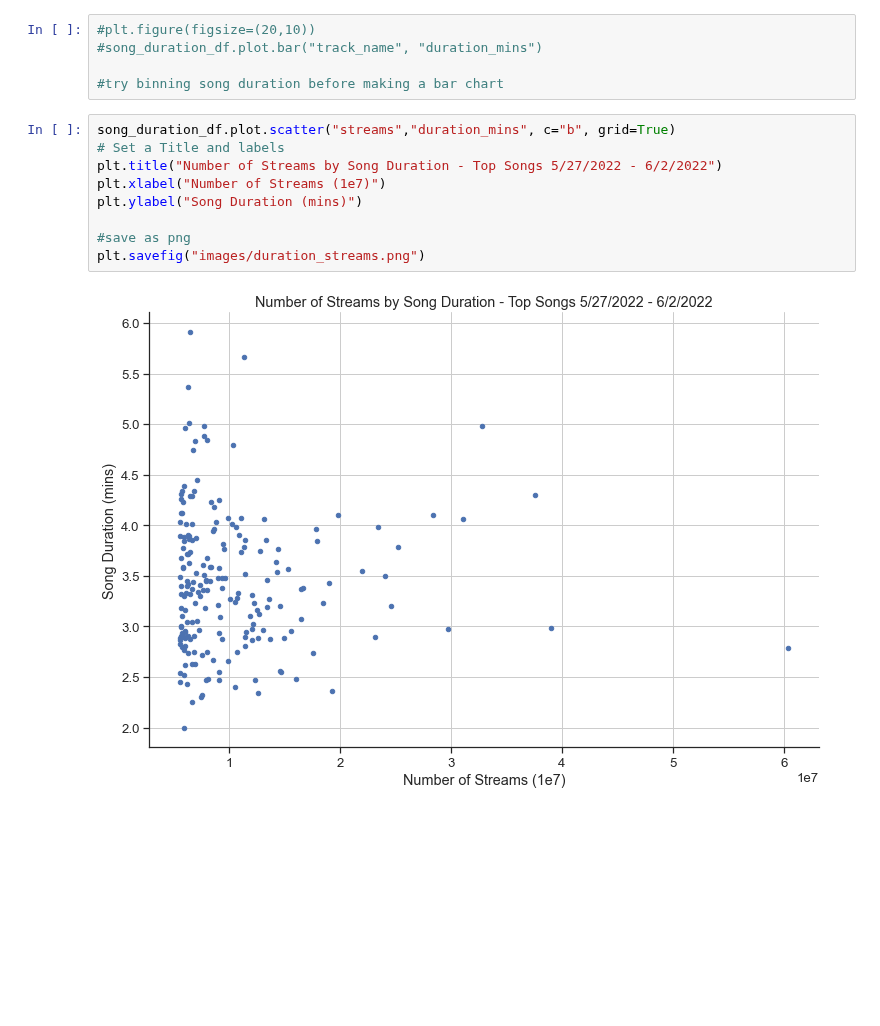
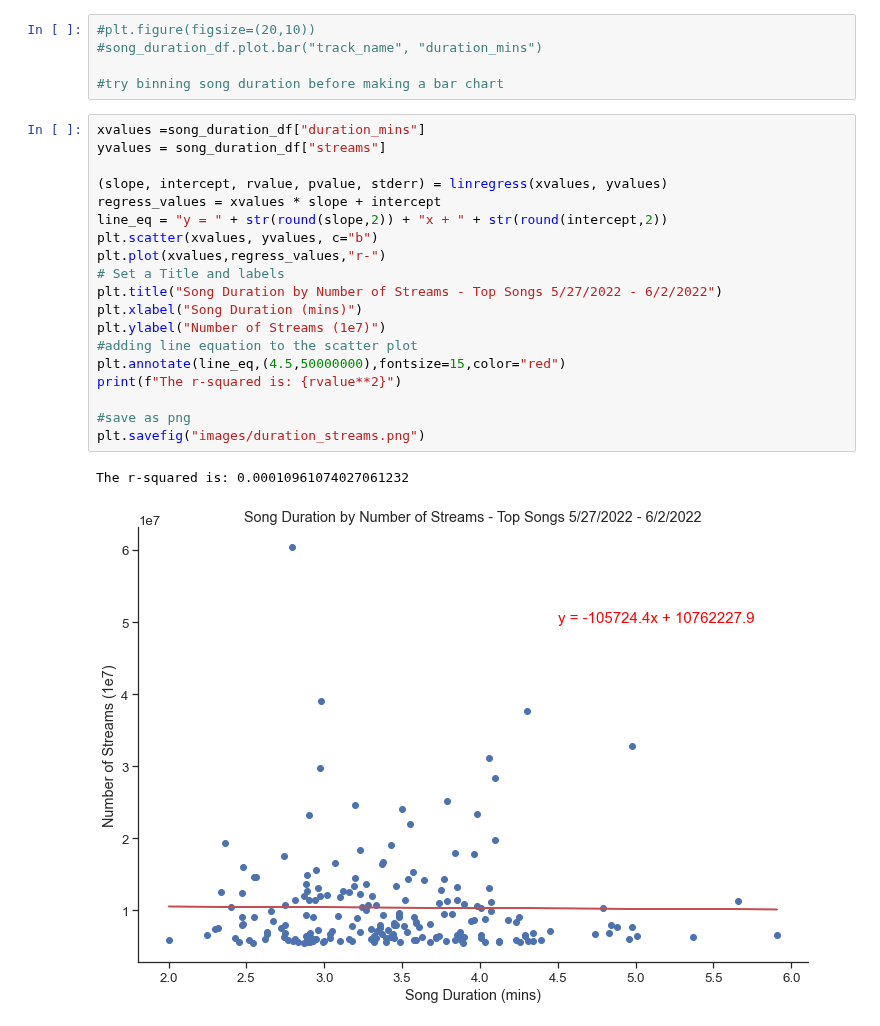
Before and after one commit to mbruns13/project_1_spotify, a Jupyter notebook: song_duration.ipynb, the cells around one changed output. Saved outputs shown, nothing was run; the diff lists cells and outputs as text; blank space fills up the shorter version.

Commit message:
updating with regression info

```diff
--- a/song_duration.ipynb
+++ b/song_duration.ipynb
@@ -169,14 +169,25 @@ song_duration_df.head()
 
 #try binning song duration before making a bar chart
 # %%
-song_duration_df.plot.scatter("streams","duration_mins", c="b", grid=True)
+xvalues =song_duration_df["duration_mins"]
+yvalues = song_duration_df["streams"]
+
+(slope, intercept, rvalue, pvalue, stderr) = linregress(xvalues, yvalues)
+regress_values = xvalues * slope + intercept
+line_eq = "y = " + str(round(slope,2)) + "x + " + str(round(intercept,2))
+plt.scatter(xvalues, yvalues, c="b")
+plt.plot(xvalues,regress_values,"r-")
 # Set a Title and labels
-plt.title("Number of Streams by Song Duration - Top Songs 5/27/2022 - 6/2/2022")
-plt.xlabel("Number of Streams (1e7)")
-plt.ylabel("Song Duration (mins)")
+plt.title("Song Duration by Number of Streams - Top Songs 5/27/2022 - 6/2/2022")
+plt.xlabel("Song Duration (mins)")
+plt.ylabel("Number of Streams (1e7)")
+#adding line equation to the scatter plot
+plt.annotate(line_eq,(4.5,50000000),fontsize=15,color="red")
+print(f"The r-squared is: {rvalue**2}")
 
 #save as png
 plt.savefig("images/duration_streams.png")
 # %% [output]
+The r-squared is: 0.00010961074027061232
-[figure, old version]
+[figure, new version]
 # %%
```
Also changed, not shown: parts of 2 cells of this notebook, 3 other files.
